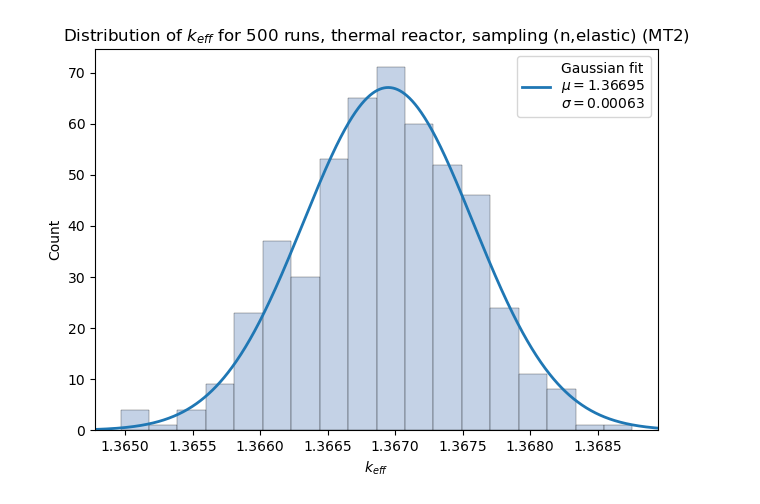
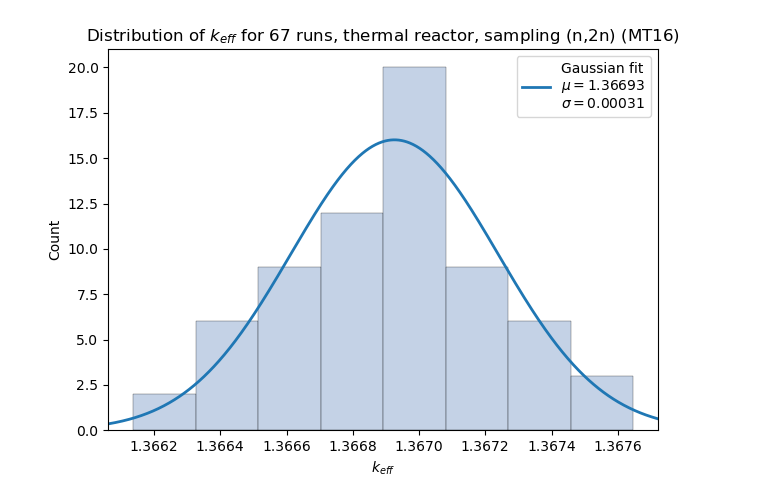
Before and after one commit to Kladdy/master-project, a Jupyter notebook: analysis/runs/R11/plotting/plot.ipynb, the cells around one changed output. Cells and saved outputs as stored; diff of their text form; code cells hidden in the pictures.

Commit message:
Update plotting

```diff
--- a/analysis/runs/R11/plotting/plot.ipynb
+++ b/analysis/runs/R11/plotting/plot.ipynb
@@ -56,7 +56,7 @@ importlib.reload(plot_tools)
 # PLOT SETTINGS:
 FAST_REACTOR = False # True if epithermal, False if thermal
 USE_SAMPLED_DATA = True
-MT = 2
+MT = 16
 
 # for FAST_REACTOR in [True, False]:
 #     for USE_SAMPLED_DATA in [True, False]:
@@ -64,35 +64,35 @@ MT = 2
 NEUTRON_TEMP = "EPITHERMAL" if FAST_REACTOR else "THERMAL"
 SAMPLED_STRING = "SAMPLED" if USE_SAMPLED_DATA else "NOT_SAMPLED"
 
-folder_name = f"plots-{NEUTRON_TEMP}-{SAMPLED_STRING}"
+folder_name = f"plots-{NEUTRON_TEMP}-{SAMPLED_STRING}-MT{MT}"
 os.makedirs(folder_name, exist_ok=True)
 
 def get_filename(plot_type: str, value: str):
-    return f"{folder_name}/{plot_type}_{value}-{NEUTRON_TEMP}-{SAMPLED_STRING}.pdf"
+    return f"{folder_name}/{plot_type}_{value}-{NEUTRON_TEMP}-{SAMPLED_STRING}-MT{MT}.pdf"
 
 # Create a dataframe from the results
 df = pd.DataFrame(results)
 
 # Filters
 df = df[df["fast_reactor"] == FAST_REACTOR]
 df = df[df["use_sampled_data"] == USE_SAMPLED_DATA]
 df = df[df["MT"] == MT]
 
 if df.empty:
     raise Exception("No results found!")
 
 df = data_tools.add_reactivity_to_df(df)
 
 plt.figure()
 fig, popt, pcov = plot_tools.plot_histogram_from_df(df=df, data_key="k-eff",
                                         fit_gaussian=True, decimals=5,
                                         title=f"Distribution of $k_{{eff}}$ for {len(df)} runs, {NEUTRON_TEMP.lower()} reactor, sampling {endf_tools.MT_to_label(MT, True)} (MT{MT})", x_label="$k_{eff}$", y_label="Count",
                                         filename=get_filename("heatmap", "distribution-k_eff"))
 
 # plt.figure()
 # fig, popt, pcov = plot_tools.plot_histogram_from_df(df=df, data_key="rho-pcm", color="mediumseagreen",
 #                                         fit_gaussian=True, decimals=0,
 #                                         title=fr"Distribution of $\rho$ for {len(df)} runs", x_label=r"$\rho$ [pcm]", y_label="Count",
 #                                         filename=get_filename("heatmap", "distribution-rho"))
 # %% [output]
-[figure, old version]
+[figure, new version]
```
Also changed, not shown: parts of 3 cells of this notebook, 4 other files.
